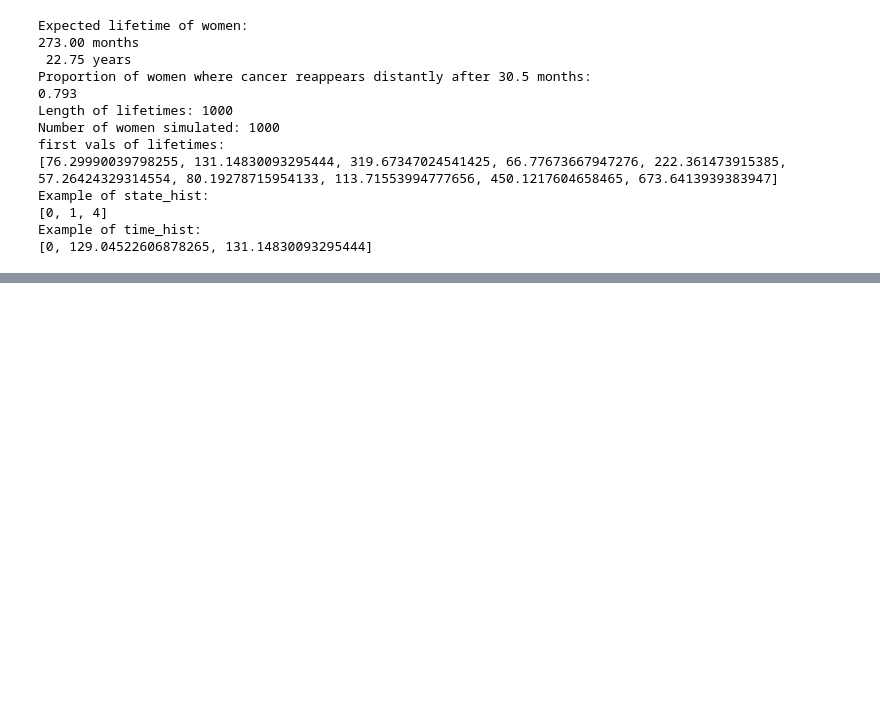
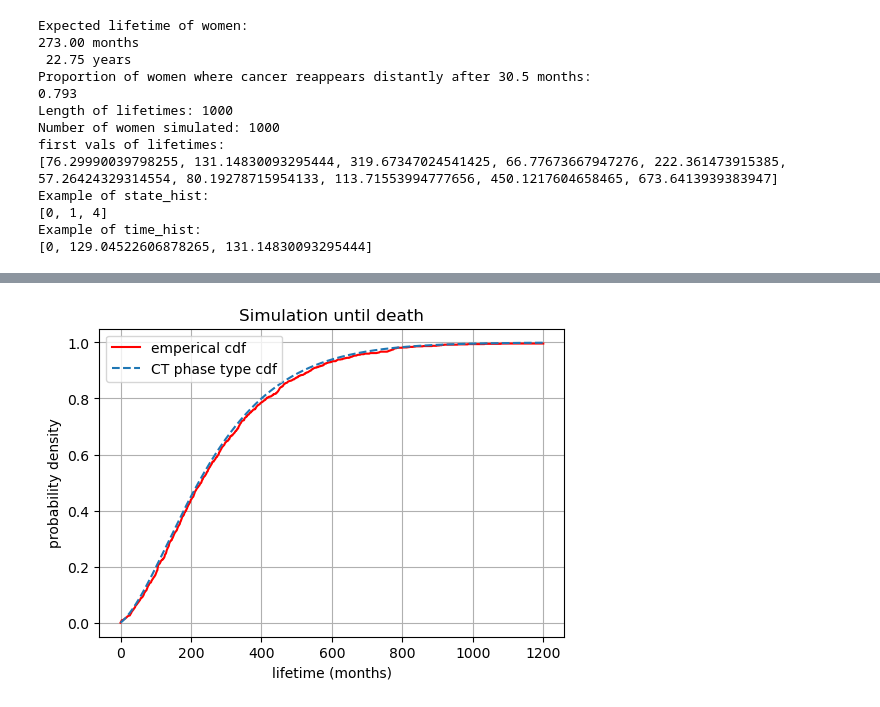
Before and after one commit to TanneSWL/Stochastic-Simulation, a Jupyter notebook: project1_s203920.ipynb, the cells around one changed output, grey strips where cells are left out. Cells and saved outputs as stored; diff of their text form; code cells hidden in the pictures; blank space fills up the shorter version.

```diff
--- a/project1_s203920.ipynb
+++ b/project1_s203920.ipynb
@@ -929,0 +933,10 @@ plt.show()
+# %%
+#Emperical distribution function
+def F_n(x, obs):
+    # number of observations
+    n = np.size(obs)
+    #Computing F_n by number of observations smaller that x for each x
+    vals = np.zeros(np.size(x))
+    for i in range(len(x)):
+        vals[i] = (1/n) * np.sum(obs <= x[i])
+    return vals
@@ -929,0 +965,27 @@ plt.show()
+# %%
+### Visualising with theoretical cdf
+fig, ax = plt.subplots(figsize=(6,4))
+
+ax.plot(
+    tgrid,
+    cdf_emp_vals,
+    label="emperical cdf",
+    color='red'
+)
+
+ax.plot(
+    tgrid,
+    cdf_ctpt_vals,
+    label="CT phase type cdf",
+    linestyle='--'
+)
+
+ax.set_xlabel('lifetime (months)')
+ax.set_ylabel('probability density')
+ax.set_title('Simulation until death')
+ax.legend()
+ax.grid()
+
+plt.show()
+# %% [output]
+[figure, added]
```
Also changed, not shown: parts of 31 cells of this notebook.
